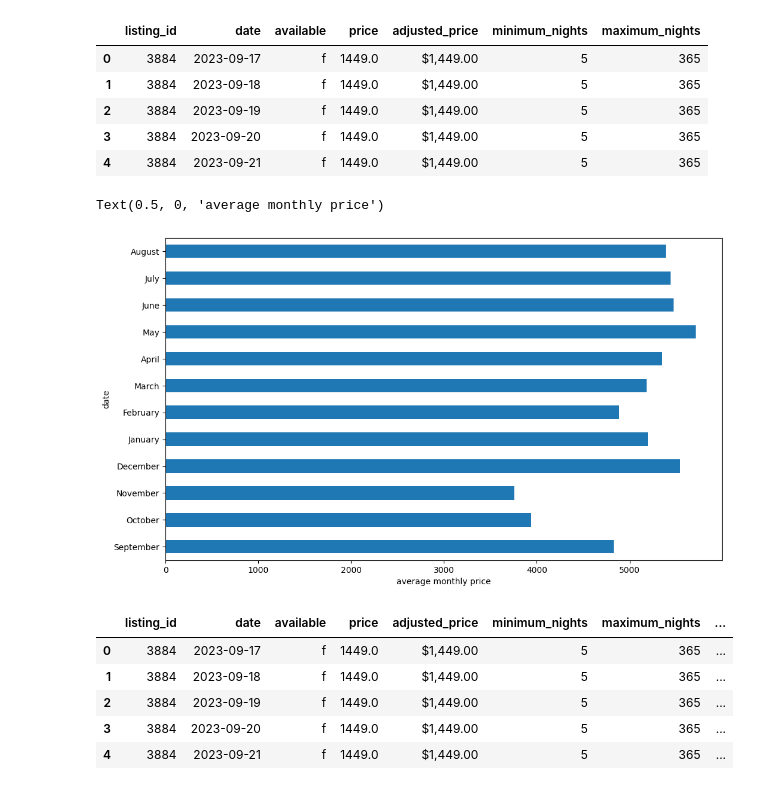
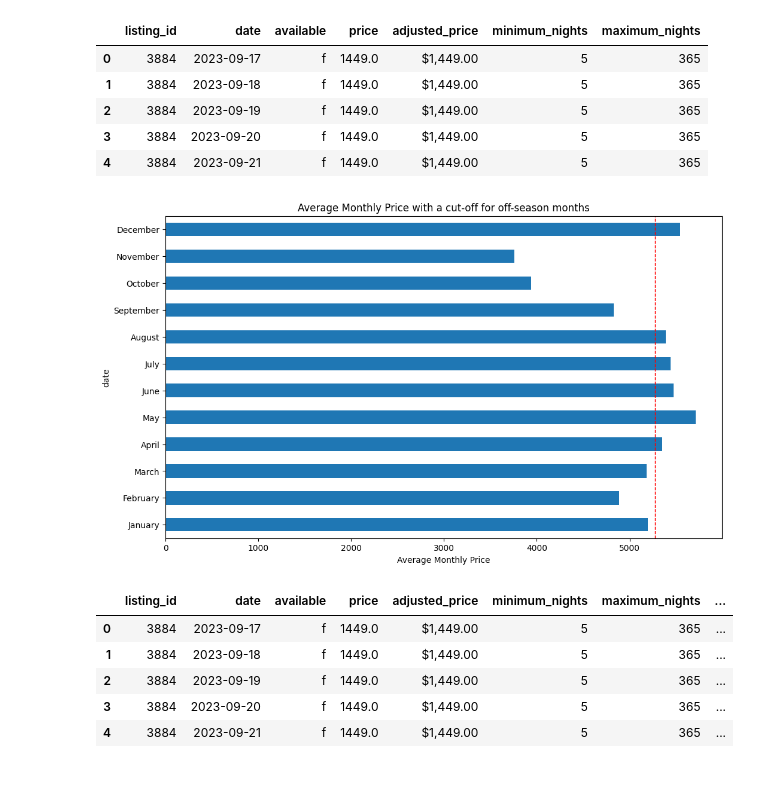
Before and after one commit to Aenast28/DataX---Banger-Team, a Jupyter notebook: Analýzy/calendar exploration.ipynb, the cells around one changed output. Cells and saved outputs as stored; diff of their text form; code cells hidden in the pictures.

Commit message:
update calendar

```diff
--- a/Analýzy/calendar exploration.ipynb
+++ b/Analýzy/calendar exploration.ipynb
@@ -112,14 +118,33 @@ calendar.head()
 | 2 | 3884 | 2023-09-19 | f | 1449.0 | $1,449.00 | 5 | 365 |
 | 3 | 3884 | 2023-09-20 | f | 1449.0 | $1,449.00 | 5 | 365 |
 | 4 | 3884 | 2023-09-21 | f | 1449.0 | $1,449.00 | 5 | 365 |
-# %%
-mean_per_month = calendar.groupby(calendar['date'].dt.strftime('%B'), sort=False)['price'].mean()
-
-mean_per_month.plot(kind = 'barh' , figsize = (12,7))
-plt.xlabel('average monthly price')
-# %% [output]
-Text(0.5, 0, 'average monthly price')
-[figure, removed]
+# %%
+# Group by month number and calculate mean price
+mean_per_month = calendar.groupby(calendar['date'].dt.month)['price'].mean()
+
+# Create a list of month names in correct order for later mapping
+months = [pd.to_datetime(f'{i}', format='%m').strftime('%B') for i in range(1, 13)]
+
+# Map the index (which is currently month numbers) to month names
+mean_per_month.index = mean_per_month.index.map(lambda x: months[x-1])
+
+# Sort the mean prices to find the cut-off point between the top 6 and bottom 6 months
+sorted_means = mean_per_month.sort_values()
+
+# Calculate the average price at the 6th and 7th month boundary
+cut_off_price = sorted_means.iloc[5:7].mean()
+
+# Plotting
+mean_per_month.plot(kind='barh', figsize=(12,7))
+
+# Add a vertical line to cut off the top 6 from the bottom 6 months
+plt.axvline(x=cut_off_price, color='red', linestyle='--', linewidth=1)
+
+plt.xlabel('Average Monthly Price')
+plt.title('Average Monthly Price with a cut-off for off-season months')
+plt.show()
+# %% [output]
+[figure, added]
 # %%
 calendar['day_of_the_week'] = calendar.date.dt.day_name()
 calendar.head()
```
Also changed, not shown: parts of 1 cell of this notebook.
